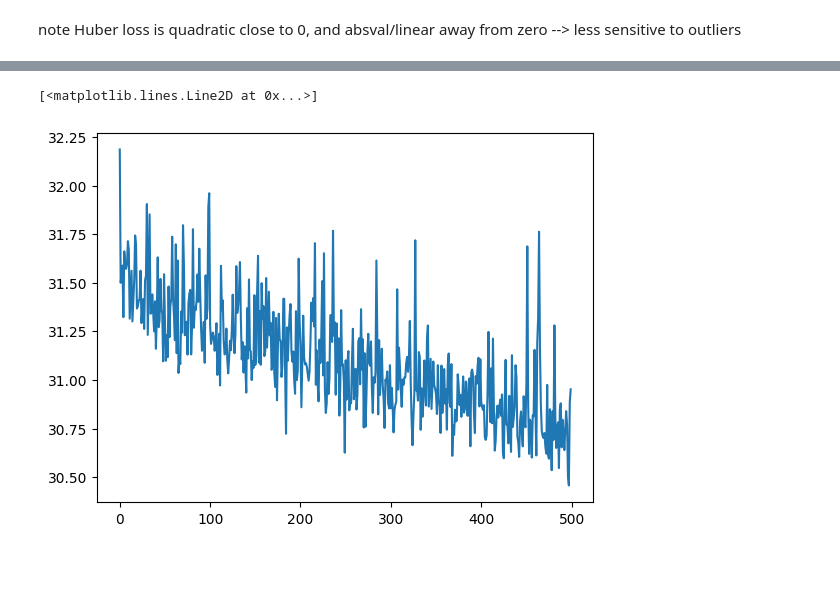
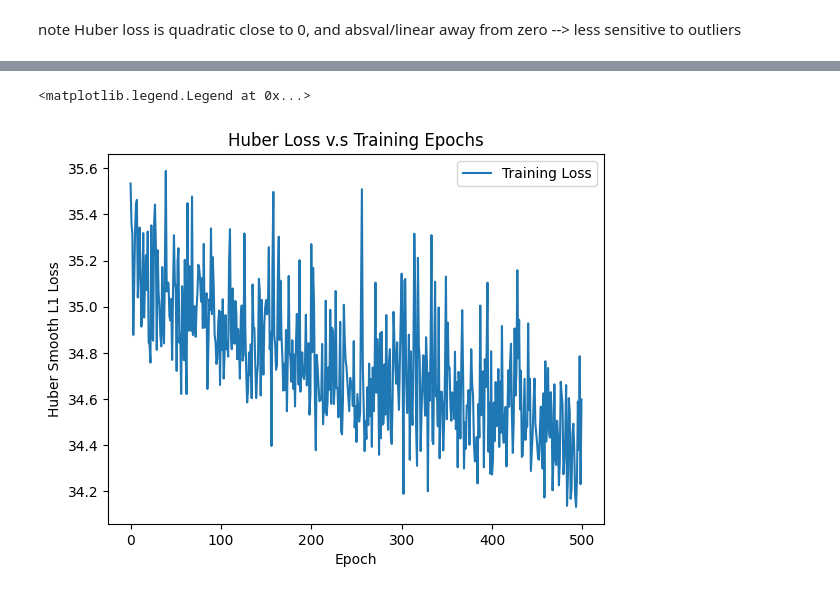
Before and after one commit to vviggyy/drp25, a Jupyter notebook: src/neural.ipynb, the cells around one changed output, grey strips where cells are left out. Drawn from its saved outputs; the diff is of its cells as text; code cells hidden in the pictures; blank space fills up the shorter version.

```diff
--- a/src/neural.ipynb
+++ b/src/neural.ipynb
@@ -63,17 +72,19 @@ class SpikeDataset(Dataset):
 #make two different datasets for libre and dexcome data
 SD_lib = SpikeDataset(mldf[["Calories", "Carbs", "Protein", "Fiber", "Fat"]], mldf["lib_prom"])
 SD_dex = SpikeDataset(mldf[["Calories", "Carbs", "Protein", "Fiber", "Fat"]], mldf["dex_prom"])
+SD = SpikeDataset(mldf_combined[["Calories", "Carbs", "Protein", "Fiber", "Fat", "dev"]], response_combined)
 # %%
 #split cwt_data (Dataset) into 80 20 train/test split
-data_len = len(SD_lib)
+data_len = len(SD)
+
 train_size = int(0.8 * data_len)
-test_size = len(SD_lib) - train_size
+val_size = int(0.1 * data_len)
+test_size = data_len - train_size - val_size
 
-train_dataset, test_dataset = random_split(SD_lib, [train_size, test_size])
-
-train_dataset, test_dataset = random_split(SD_lib, [0.8, 0.2])
+train_dataset, val_dataset, test_dataset = random_split(SD, [train_size, val_size, test_size])
 
 train_loader = DataLoader(train_dataset, batch_size=64, shuffle = True)
+validation_loader = DataLoader(val_dataset, batch_size=64, shuffle = False)
 test_loader = DataLoader(test_dataset, batch_size=64, shuffle = False)
 # %%
 #K.I.S.S!
@@ -81,7 +92,7 @@ class MacroNN(nn.Module):
     def __init__(self):
         super().__init__()
 
-        self.l1 = nn.Linear(5, 32) #5 macros
+        self.l1 = nn.Linear(6, 32) #5 macros
         self.l2 = nn.Linear(32, 16)
         self.l3 = nn.Linear(16, 8)
         self.l4 = nn.Linear(8, 1) #regression, use raw logit
@@ -102,7 +113,9 @@ model = MacroNN()
 #loss = nn.MSELoss()
 loss = torch.nn.SmoothL1Loss()
 optimizer = torch.optim.Adam(model.parameters(), lr=1e-3)
+
 loss_track = []
+val_track = []
 
 EPOCHS = 500
 for epoch in range(EPOCHS):
@@ -122,7 +135,19 @@ for epoch in range(EPOCHS):
         total_loss += loss_val.item()
         #print(f"loss: {loss_val.item()}")
 
-    loss_track.append(total_loss / len(train_loader))
+    loss_track.append(total_loss / len(train_loader)) #avg training loss /epoch
+
+    total_val_loss = 0.0
+
+    with torch.no_grad():
+        model.eval() #set to evaluation mode
+        for Xv, yv in validation_loader:
+            ypr = model(Xv)
+            val_loss = loss(ypr, yv).item()
+            total_val_loss += val_loss
+
+        val_track.append(total_val_loss / len(validation_loader)) #avg val loss
+        model.train()
 
 print("finished training")
 # %% [output]
@@ -132,8 +177,10 @@ note Huber loss is quadratic close to 0, and absval/linear away from zero --> le
 # %%
-plt.plot(loss_track)
+plt.plot(loss_track, label = "Training Loss")
+#plt.plot(val_track, label = "Validation Loss")
 plt.title("Huber Loss v.s Training Epochs")
 plt.xlabel("Epoch")
 plt.ylabel("Huber Smooth L1 Loss")
+plt.legend()
 # %% [output]
-[<matplotlib.lines.Line2D at 0x...>]
+<matplotlib.legend.Legend at 0x...>
-[figure, old version]
+[figure, new version]
```
Also changed, not shown: parts of 3 cells of this notebook.
